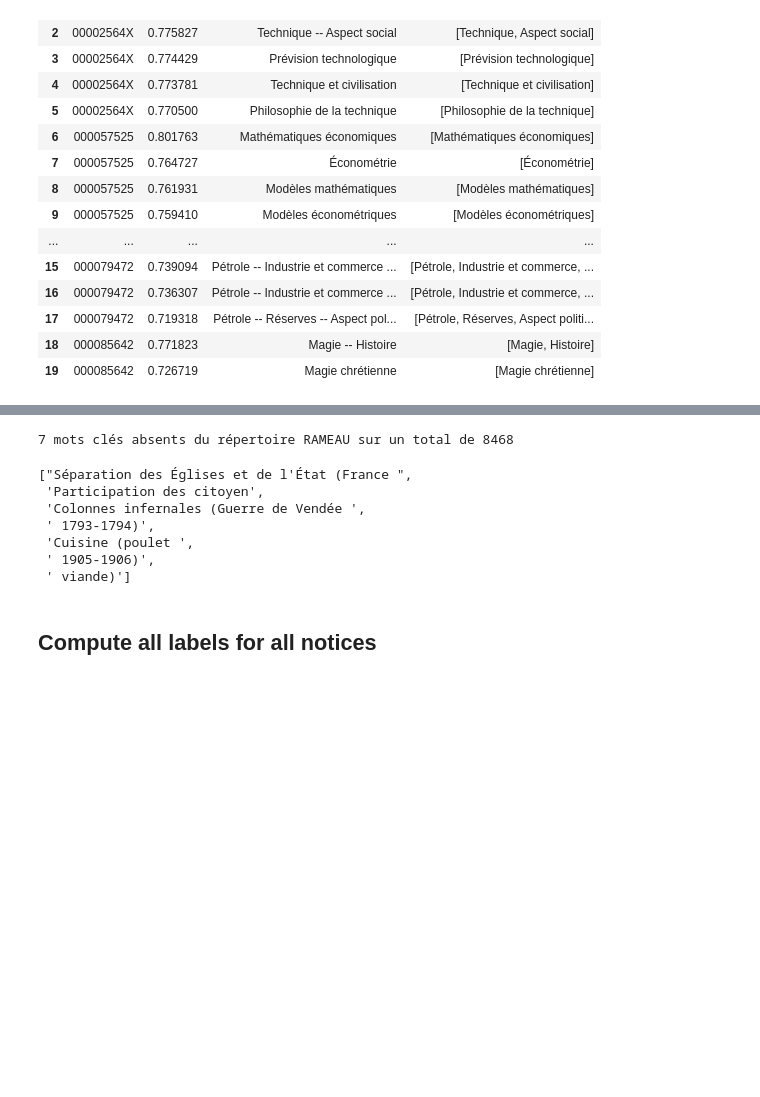
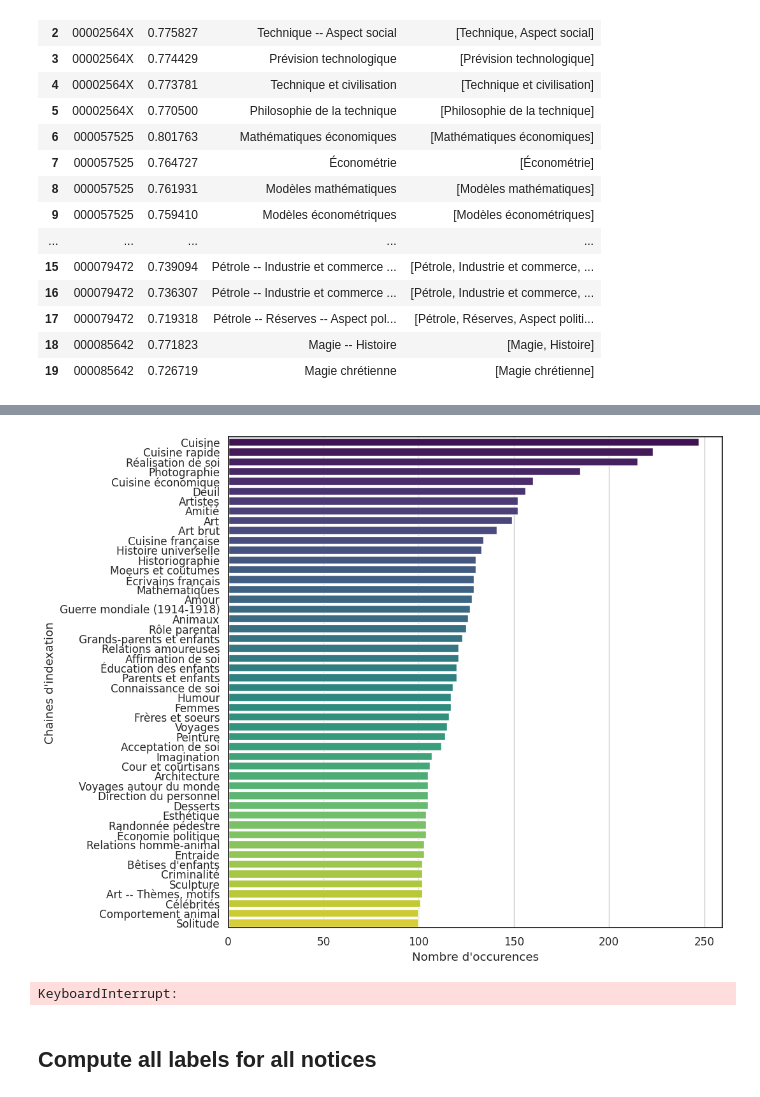
Before and after one commit to abes-esr/labo-indexation-ai, a Jupyter notebook: analyse_embeddings_juin2023.ipynb, the cells around one changed output, grey strips where cells are left out. Saved outputs shown, nothing was run; the diff lists cells and outputs as text; code cells hidden in the pictures; blank space fills up the shorter version.

```diff
--- a/analyse_embeddings_juin2023.ipynb
+++ b/analyse_embeddings_juin2023.ipynb
@@ -190,12 +205,18 @@ plot_wordcloud(
+# %%
+# Barplot of indexation chains
+plot_barplot_of_tags(chaines, nb_of_tags=50, ylabel="Chaines d'indexation", figsize=(10,10))
+# %% [output]
+[figure, added]
 # %%
 # check that all labels belongs to rameau
 # Verification que toutes les vedettes appartiennent au referenciel RAMEAU
 RAMEAU = ram["NOM"].to_list()
 
-if all([item in RAMEAU for item in keywords]):
+unknown_concepts = []
+check = [item in RAMEAU for item in keywords]
+if all(check):
     print("Tous les mots clés sont des concepts rameau")
 else:
-    check = [item in RAMEAU for item in keywords]
     bad_keywords = []
     for i in range(len(check)):
         if not check[i]:
@@ -204,20 +225,13 @@ else:
     unknown_concepts = list(set(bad_keywords))
     print(f"{len(unknown_concepts)} mots clés absents du répertoire RAMEAU sur un total de {len(set(keywords))}")
 # %% [output]
-7 mots clés absents du répertoire RAMEAU sur un total de 8468
+KeyboardInterrupt:
 # %%
 # Save list of badly formatted concepts, for check
-with open(os.path.join(data_path, "concepts_a_verifier_embeddingfile_juin2023.txt"), "w") as output:
-    output.write(str(unknown_concepts))
-unknown_concepts
+if unknown_concepts:
+    with open(os.path.join(data_path, "concepts_a_verifier_embeddingfile_juin2023.txt"), "w") as output:
+        output.write(str(unknown_concepts))
+    unknown_concepts
-# %% [output]
-["Séparation des Églises et de l'État (France ",
- 'Participation des citoyen',
- 'Colonnes infernales (Guerre de Vendée ',
- ' 1793-1794)',
- 'Cuisine (poulet ',
- ' 1905-1906)',
- ' viande)']
 # %% [markdown]
 ## Compute all labels for all notices
 # %%
```
Also changed, not shown: parts of 42 cells of this notebook.
